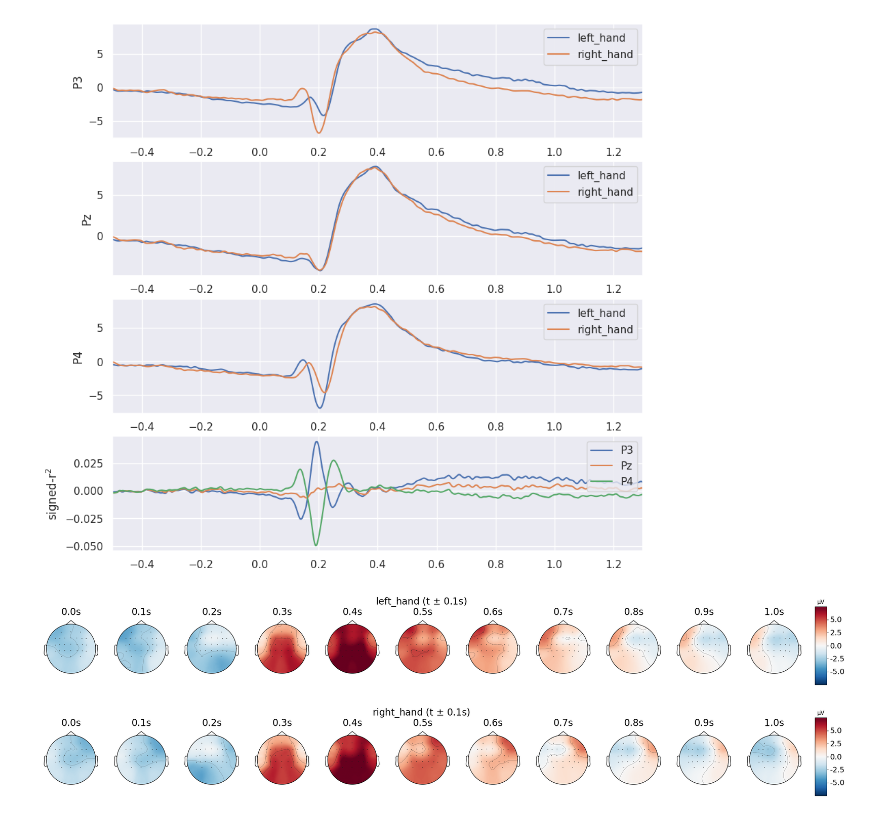
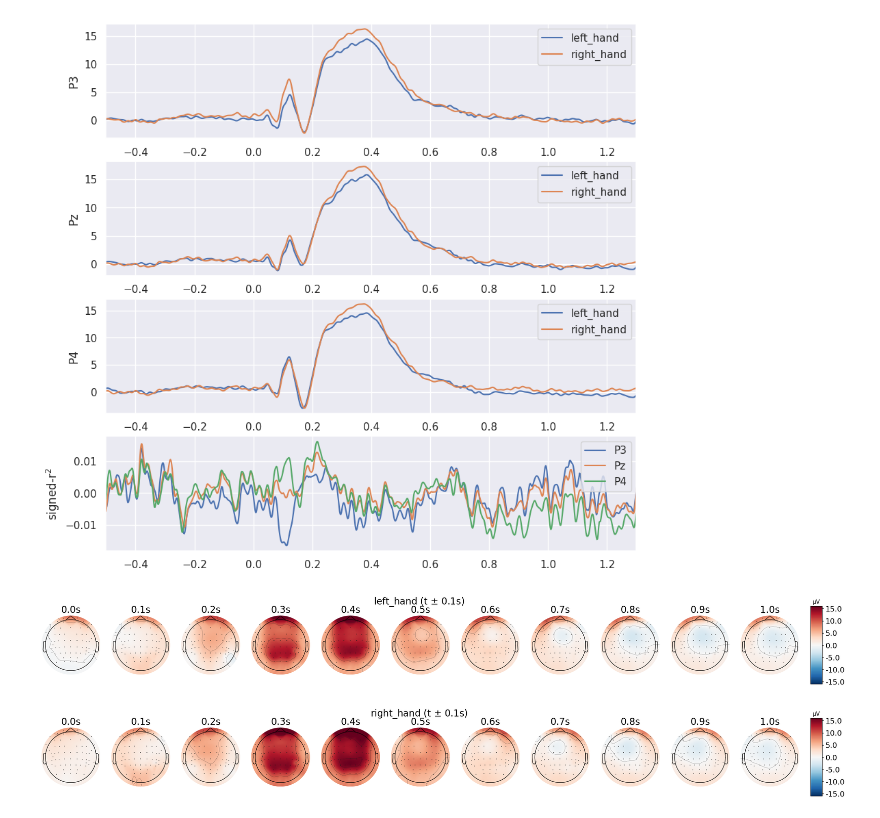
Before and after one commit to dtrocellier/MI_bci_epoch_window_influence, a Jupyter notebook: notebooks/visual-erp_all.ipynb, the cells around one changed output. Cells and saved outputs as stored; diff of their text form; code cells hidden in the pictures.

```diff
--- a/notebooks/visual-erp_all.ipynb
+++ b/notebooks/visual-erp_all.ipynb
@@ -54,8 +54,8 @@ def load_signed_r2(dataset_name):
     return signed_r2
 # %%
 
-dataset_name = "Dreyer2023"
-#dataset_name = "Lee2019_MI"
+#dataset_name = "Dreyer2023"
+dataset_name = "Lee2019_MI"
 
 save_base = Path("./figures")
 save_base.mkdir(exist_ok=True, parents=True)
@@ -73,34 +73,34 @@ fig, ax = plt.subplots(4, 1, figsize=(10, 10))
 
 ax[0].set_ylabel("P3")
 sns.lineplot(x=left_hand_evoked.times, y=left_hand_evoked.get_data(picks="P3", units="uV").squeeze(), ax=ax[0],
              label="left_hand")
 sns.lineplot(x=right_hand_evoked.times, y=right_hand_evoked.get_data(picks="P3", units="uV").squeeze(), ax=ax[0],
              label="right_hand")
 
 ax[1].set_ylabel("Pz")
 sns.lineplot(x=left_hand_evoked.times, y=left_hand_evoked.get_data(picks="Pz", units="uV").squeeze(), ax=ax[1],
              label="left_hand")
 sns.lineplot(x=right_hand_evoked.times, y=right_hand_evoked.get_data(picks="Pz", units="uV").squeeze(), ax=ax[1],
              label="right_hand")
 
 ax[2].set_ylabel("P4")
 sns.lineplot(x=left_hand_evoked.times, y=left_hand_evoked.get_data(picks="P4", units="uV").squeeze(), ax=ax[2],
              label="left_hand")
 sns.lineplot(x=right_hand_evoked.times, y=right_hand_evoked.get_data(picks="P4", units="uV").squeeze(), ax=ax[2],
              label="right_hand")
 
 ax[3].set_ylabel("signed-r$^2$")
 sns.lineplot(x=signed_r2.times, y=signed_r2.get_data(picks="P3").squeeze(), ax=ax[3], label="P3")
 sns.lineplot(x=signed_r2.times, y=signed_r2.get_data(picks="Pz").squeeze(), ax=ax[3], label="Pz")
 sns.lineplot(x=signed_r2.times, y=signed_r2.get_data(picks="P4").squeeze(), ax=ax[3], label="P4")
 
 for a in ax:
     a.set_xlim([-0.5, 1.3])
     a.legend(loc="upper right")
 
 fig.savefig(save_base / f"{dataset_name}_visual_erp.png", dpi=600)
 # %% [output]
-[figure, old version]
+[figure, new version]
 # %%
 if dataset_name == "Dreyer2023":
     vlim = [-7.5, 7.5]
@@ -138,5 +138,5 @@ fig.suptitle("right_hand (t $\pm$ 0.1s)", fontsize=20)
 
 fig.savefig(save_base / f"{dataset_name}_visual_erp_topo_right_hand.png", dpi=300)
 # %% [output]
-[figure, old version]
+[figure, new version]
-[figure, old version]
+[figure, new version]
```
Also changed, not shown: 1 other file.
